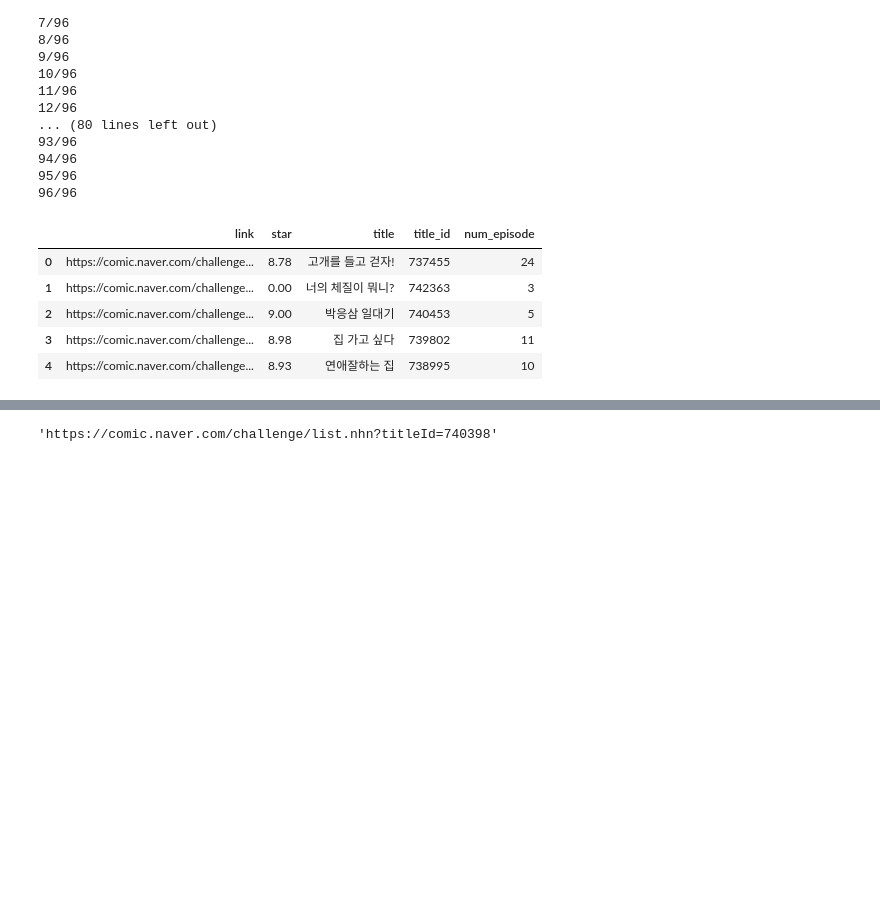
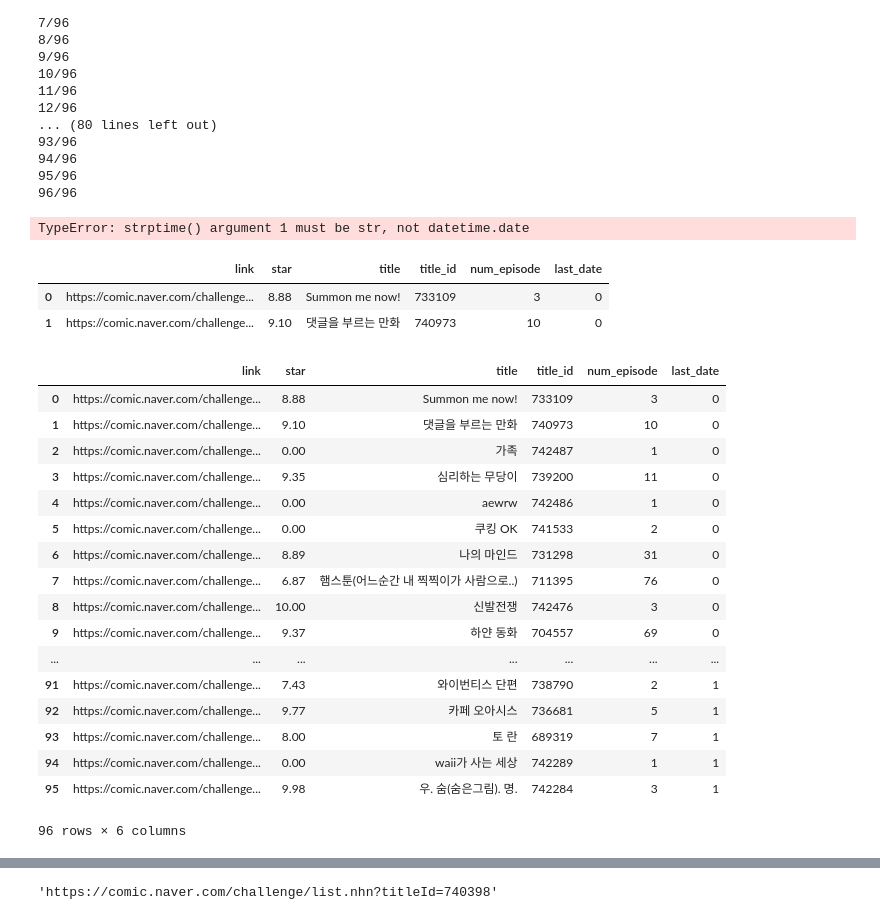
Before and after one commit to h33sun/Naver_webtoon_prediction, a Jupyter notebook: webtoon.ipynb, the cells around one changed output, grey strips where cells are left out. Saved outputs shown, nothing was run; the diff lists cells and outputs as text; code cells hidden in the pictures; blank space fills up the shorter version.

Commit message:
feat: add last_date column

```diff
--- a/webtoon.ipynb
+++ b/webtoon.ipynb
@@ -27,8 +28,10 @@ def get_challenge_webtoon(page):
 #link를 받아 에피소드의 개수를 체크함 (첫번째 url = 마지막 에피소드 url에 회차정보가 담겨 있음)
 def check_num_episode(title_link):
     response = requests.get(title_link)
-    info = bs(response.content, 'html.parser').select_one('.title > a').get('href')
-    return info[-4:]
+    last_episode_html = bs(response.content, 'html.parser').select_one('.title > a').get('href')
+    last_episode_date = bs(response.content, 'html.parser').select_one('.num').text
+
+    return last_episode_html[-4:], last_episode_date
 # %%
 table = []
 for page in range(1,5):
@@ -48,17 +56,23 @@ result.tail()
 # %%
 num = []
+date = []
+
 links = result.link
 
 for i in range(len(links)):
     try:
-        num.append(check_num_episode(links[i]))
+        num.append(check_num_episode(links[i])[0])
+        date.append(check_num_episode(links[i])[1])
+
     except AttributeError:
-        num.append('Error')
+        num.append('0')
+        date.append('0')
 
     print(str(i+1) +'/{}'.format(len(links)))
 
 result['num_episode'] = num
 result['num_episode'] = result.num_episode.apply(lambda x: re.sub('[a-z=]','',x))
+result['last_date'] = date
 # %% [output]
 1/96
 2/96
@@ -77,12 +91,40 @@ result['num_episode'] = result.num_episode.apply(lambda x: re.sub('[a-z=]','',x)
 94/96
 95/96
 96/96
+# %%
+now = datetime.datetime.now()
+now = datetime.datetime.date(now)
+
+result['last_date'] = result['last_date'].apply(lambda x: datetime.datetime.date(datetime.datetime.strptime(x, '%Y.%m.%d')))
+result['last_date'] = result['last_date'].apply(lambda x: (now - s).td)
+result.head(2)
+# %% [output]
+TypeError: strptime() argument 1 must be str, not datetime.date
+# %%
+result['last_date'] = result['last_date'].apply(lambda x: (now - x).days)
+result.head(2)
+# %% [output]
+|  | link | star | title | title_id | num_episode | last_date |
+| 0 | https://comic.naver.com/challenge... | 8.88 | Summon me now! | 733109 | 3 | 0 |
+| 1 | https://comic.naver.com/challenge... | 9.10 | 댓글을 부르는 만화 | 740973 | 10 | 0 |
 # %%
-result.head()
+result
 # %% [output]
-|  | link | star | title | title_id | num_episode |
-| 0 | https://comic.naver.com/challenge... | 8.78 | 고개를 들고 걷자! | 737455 | 24 |
-| 1 | https://comic.naver.com/challenge... | 0.00 | 너의 체질이 뭐니? | 742363 | 3 |
-| 2 | https://comic.naver.com/challenge... | 9.00 | 박응삼 일대기 | 740453 | 5 |
-| 3 | https://comic.naver.com/challenge... | 8.98 | 집 가고 싶다 | 739802 | 11 |
-| 4 | https://comic.naver.com/challenge... | 8.93 | 연애잘하는 집 | 738995 | 10 |
+|  | link | star | title | title_id | num_episode | last_date |
+| 0 | https://comic.naver.com/challenge... | 8.88 | Summon me now! | 733109 | 3 | 0 |
+| 1 | https://comic.naver.com/challenge... | 9.10 | 댓글을 부르는 만화 | 740973 | 10 | 0 |
+| 2 | https://comic.naver.com/challenge... | 0.00 | 가족 | 742487 | 1 | 0 |
+| 3 | https://comic.naver.com/challenge... | 9.35 | 심리하는 무당이 | 739200 | 11 | 0 |
+| 4 | https://comic.naver.com/challenge... | 0.00 | aewrw | 742486 | 1 | 0 |
+| 5 | https://comic.naver.com/challenge... | 0.00 | 쿠킹 OK | 741533 | 2 | 0 |
+| 6 | https://comic.naver.com/challenge... | 8.89 | 나의 마인드 | 731298 | 31 | 0 |
+| 7 | https://comic.naver.com/challenge... | 6.87 | 햄스툰(어느순간 내 찍찍이가 사람으로..) | 711395 | 76 | 0 |
+| 8 | https://comic.naver.com/challenge... | 10.00 | 신발전쟁 | 742476 | 3 | 0 |
+| 9 | https://comic.naver.com/challenge... | 9.37 | 하얀 동화 | 704557 | 69 | 0 |
+| ... | ... | ... | ... | ... | ... | ... |
+| 91 | https://comic.naver.com/challenge... | 7.43 | 와이번티스 단편 | 738790 | 2 | 1 |
+| 92 | https://comic.naver.com/challenge... | 9.77 | 카페 오아시스 | 736681 | 5 | 1 |
+| 93 | https://comic.naver.com/challenge... | 8.00 | 토 란 | 689319 | 7 | 1 |
+| 94 | https://comic.naver.com/challenge... | 0.00 | waii가 사는 세상 | 742289 | 1 | 1 |
+| 95 | https://comic.naver.com/challenge... | 9.98 | 우. 숨(숨은그림). 명. | 742284 | 3 | 1 |
+96 rows × 6 columns
```
Also changed, not shown: parts of 8 cells of this notebook.
